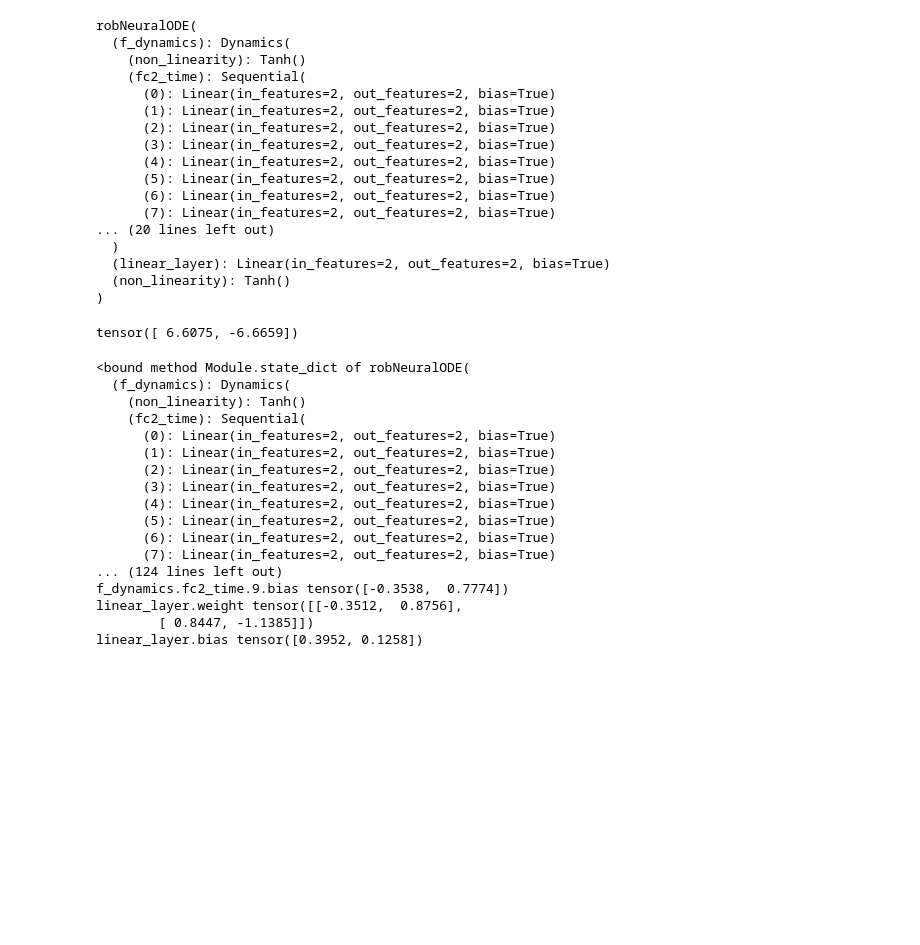
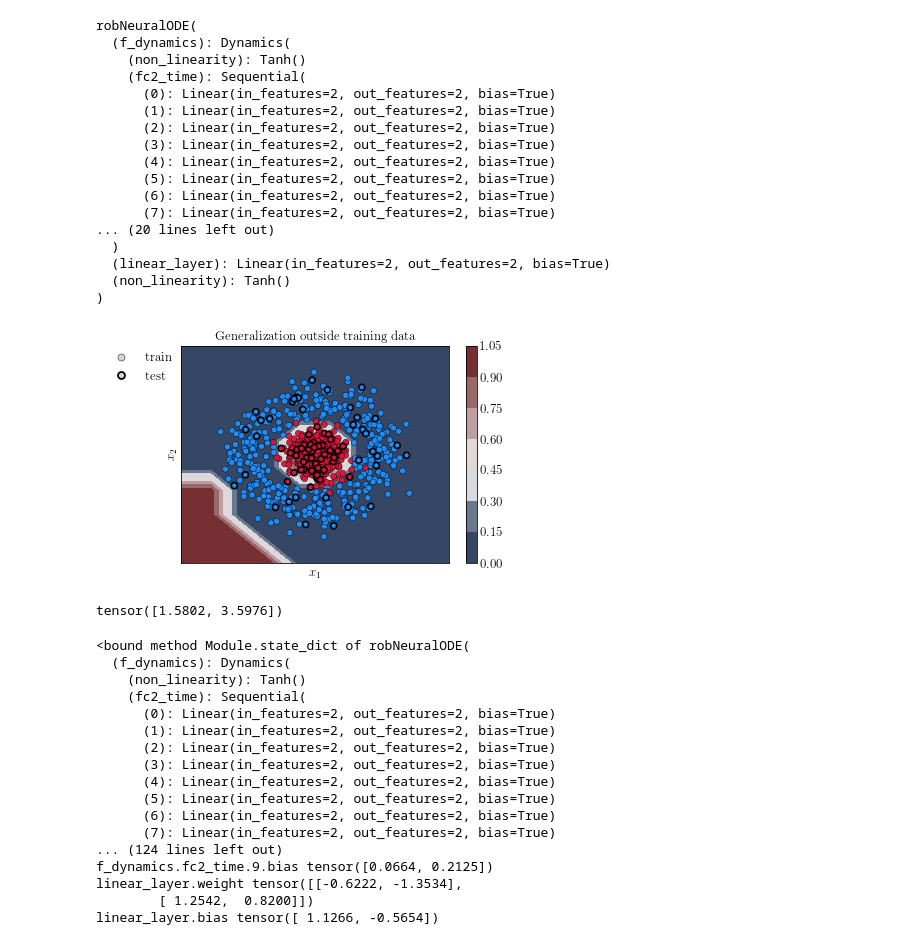
Before and after one commit to twoehrer/robust_nODE, a Jupyter notebook: plots.ipynb, the cells around one changed output. Drawn from its saved outputs; the diff is of its cells as text; code cells hidden in the pictures; blank space fills up the shorter version.

Commit message:
changes to generalization plot

```diff
--- a/plots.ipynb
+++ b/plots.ipynb
@@ -23,13 +23,14 @@ hidden_dim, data_dim = 2, 2
 T, num_steps = 5.0, 10  #T is the end time, num_steps are the amount of discretization steps for the ODE solver
 dt = T/num_steps
 turnpike = True
-bound = 0.
+bound = 0. #0.  #to include l1 regularization
 fp = False
 cross_entropy = True
 
+noise = 0.2
 
-training = False
-num_epochs = 50 #number of optimization epochs for gradient decent
+training = True
+num_epochs = 120 #number of optimization epochs for gradient decent
 
 if turnpike:
     weight_decay = 0 if bound>0. else dt*0.01
@@ -84,9 +75,9 @@ shuffle = False
 
 
 
-X, y = make_circles(3000, noise=0.3, factor=0.1, random_state=1)
+X, y = make_circles(2000, noise=noise, factor=0.1, random_state=1)
 
-X_train, X_test, y_train, y_test = train_test_split(X, y, test_size=.2)
+X_train, X_test, y_train, y_test = train_test_split(X, y, test_size=.1)
 
 X_train = torch.Tensor(X_train) # transform to torch tensor for dataloader
 y_train = torch.Tensor(y_train) #transform to torch tensor for dataloader
@@ -147,46 +138,47 @@ filename_s = filename_base + '_s'
 filename_r = filename_base + '_r'
 
 plt_classifier(anode, data_line, test, num_steps=10, save_fig = '1generalization.pdf')
-plt_classifier(rob_node, data_line, test, num_steps=10, save_fig = '1rob_generalization.pdf')
+#plt_classifier(rob_node, data_line, test, num_steps=10, save_fig = '1rob_generalization.pdf')
 
 
 # plt.figure(1)
 # plt.subplot(121)
-# plt.imshow(imageio.imread('1generalization.png'))
+# plt.imshow(imageio.imread('1generalization.pdf'))
 # plt.title('standard')
 # plt.axis('off')
 # plt.subplot(122)
 # plt.imshow(imageio.imread(filename_r + '29.png'))
 # plt.title('augmented robustness')
 # plt.axis('off')
 
 inputs, targets = next(iter(dataloader_viz))
 print(sum(inputs))
 
 
 
-# trajectory_gif(anode, inputs, targets, timesteps=num_steps, filename = filename_s +'.gif')
+trajectory_gif(anode, inputs, targets, timesteps=num_steps, filename = filename_s +'.gif')
 # trajectory_gif(rob_node, inputs, targets, timesteps=num_steps, filename = filename_r + '.gif')
 filename_base = '1traj'
 
 
 # plt.figure(1)
 # plt.subplot(121)
 # plt.imshow(imageio.imread(filename_s + '29.png'))
 # plt.title('standard')
 # plt.axis('off')
 # plt.subplot(122)
 # plt.imshow(imageio.imread(filename_r + '29.png'))
 # plt.title('augmented robustness')
 # plt.axis('off')
 
 # plt.savefig('1comparison_' + filename_base + '.png',
 #                     format='png', dpi=300, bbox_inches='tight')
 
 # from IPython.display import Image
 # Image(filename='1comparison_1traj.png')
 # %% [output]
+[figure, added]
-tensor([ 6.6075, -6.6659])
+tensor([1.5802, 3.5976])
 # %%
 print(rob_node.state_dict)
 
@@ -226,7 +218,7 @@ for name, param in rob_node.named_parameters():
       (6): Linear(in_features=2, out_features=2, bias=True)
       (7): Linear(in_features=2, out_features=2, bias=True)
 ... (124 lines left out)
-f_dynamics.fc2_time.9.bias tensor([-0.3538,  0.7774])
-linear_layer.weight tensor([[-0.3512,  0.8756],
-        [ 0.8447, -1.1385]])
-linear_layer.bias tensor([0.3952, 0.1258])
+f_dynamics.fc2_time.9.bias tensor([0.0664, 0.2125])
+linear_layer.weight tensor([[-0.6222, -1.3534],
+        [ 1.2542,  0.8200]])
+linear_layer.bias tensor([ 1.1266, -0.5654])
```
Also changed, not shown: parts of 1 cell of this notebook, 10 other files.
